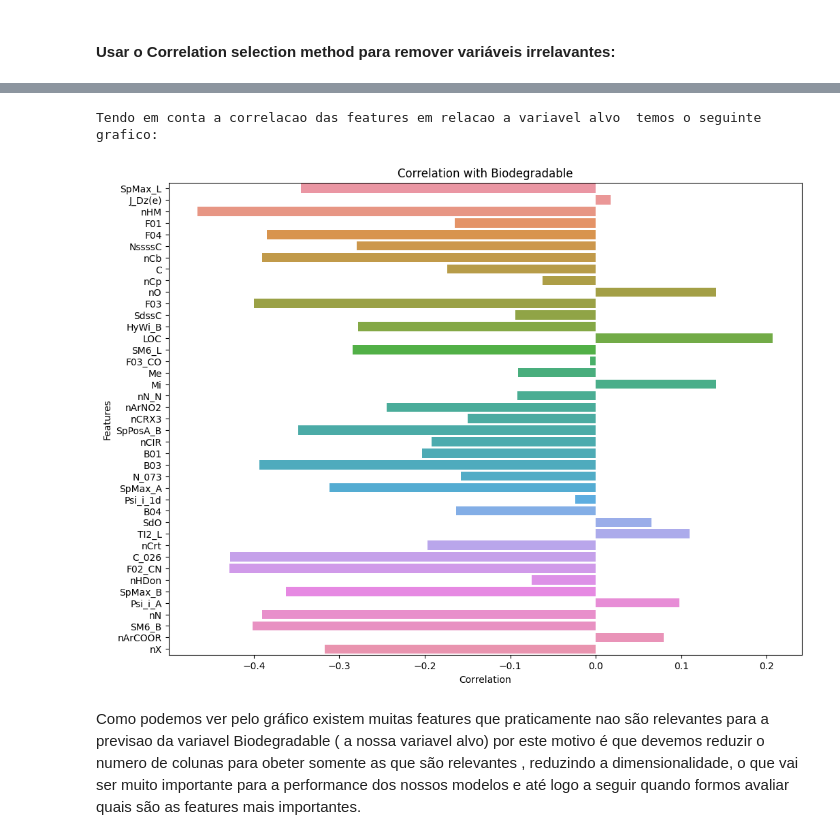
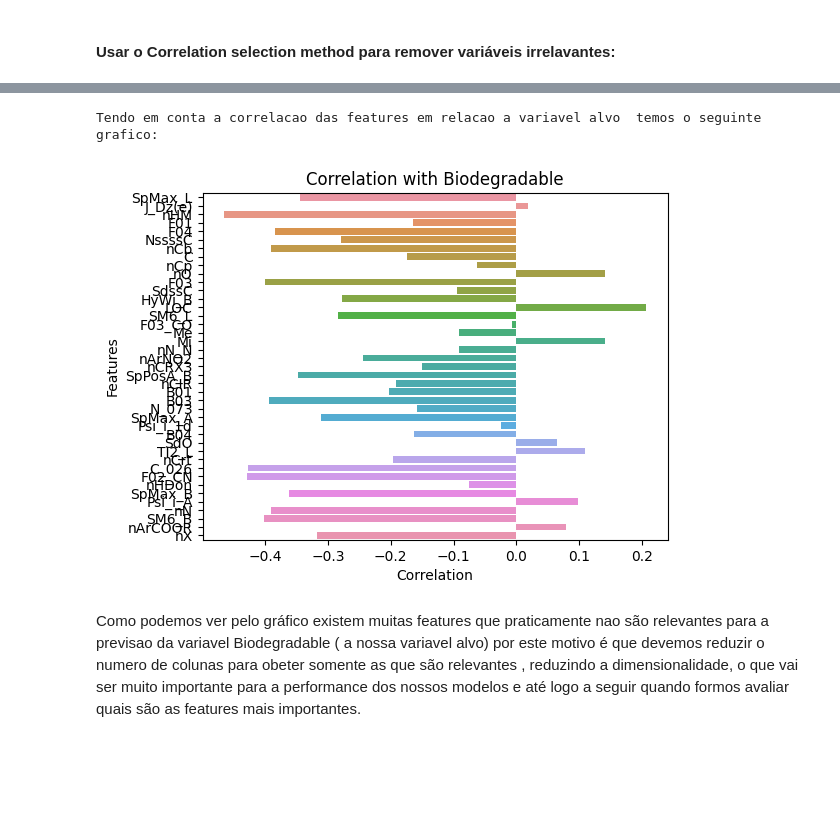
Before and after one commit to fh0312/Machine_Learning_Project, a Jupyter notebook: Projeto_2_Grupo_41.ipynb, the cells around one changed output, grey strips where cells are left out. Cells and saved outputs as stored; diff of their text form; code cells hidden in the pictures; blank space fills up the shorter version.

```diff
--- a/Projeto_2_Grupo_41.ipynb
+++ b/Projeto_2_Grupo_41.ipynb
@@ -286,33 +147,24 @@ Para encontrarmos as variaveis irrelevantes temos de procurar as variaveis que t
 # %%
 from sklearn import tree
 from sklearn.model_selection import train_test_split, KFold
 from sklearn.metrics import f1_score, confusion_matrix,matthews_corrcoef, precision_score, recall_score
 from sklearn.metrics import explained_variance_score, mean_squared_error
 from sklearn.ensemble import RandomForestClassifier
 from sklearn.model_selection import train_test_split
 import numpy as np
 import matplotlib.pyplot as plt
 import seaborn as sns
-
-import matplotlib.pyplot as plt
-import seaborn as sns
-
 print("Tendo em conta a correlacao das features em relacao a variavel alvo  temos o seguinte grafico:")
-
-
-# Calculate the correlation of 'Biodegradable_RB' column with other features
 biodegradable_corr = dataSet.corr()['Biodegradable_RB'].drop('Biodegradable_RB')
-
-# Visualize the correlation using a bar plot
-plt.figure(figsize=(12, 9))
+plt.figure(figsize=(6, 4.5))
 sns.barplot(x=biodegradable_corr, y=biodegradable_corr.index)
 plt.title('Correlation with Biodegradable')
 plt.xlabel('Correlation')
 plt.ylabel('Features')
 plt.show()
 # %% [output]
 Tendo em conta a correlacao das features em relacao a variavel alvo  temos o seguinte grafico:
-[figure, old version]
+[figure, new version]
 # %% [markdown]
 Como podemos ver pelo gráfico existem muitas features que praticamente nao são relevantes para a previsao da variavel Biodegradable ( a nossa variavel alvo) por este motivo é que devemos reduzir o numero de colunas para obeter somente as que são relevantes , reduzindo a dimensionalidade, o que vai ser muito importante para a performance dos nossos modelos e até logo a seguir quando formos avaliar quais são as features mais importantes.
 # %% [markdown]
```
Also changed, not shown: parts of 38 cells of this notebook, 1 other file.
